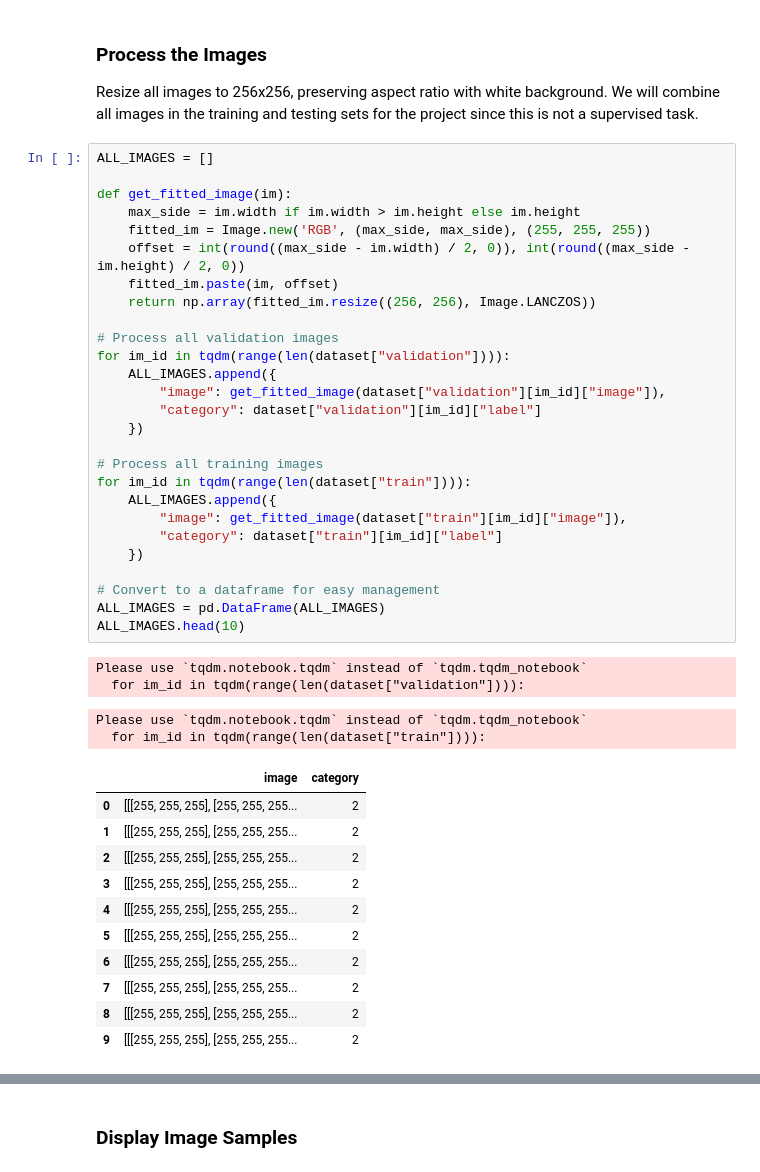
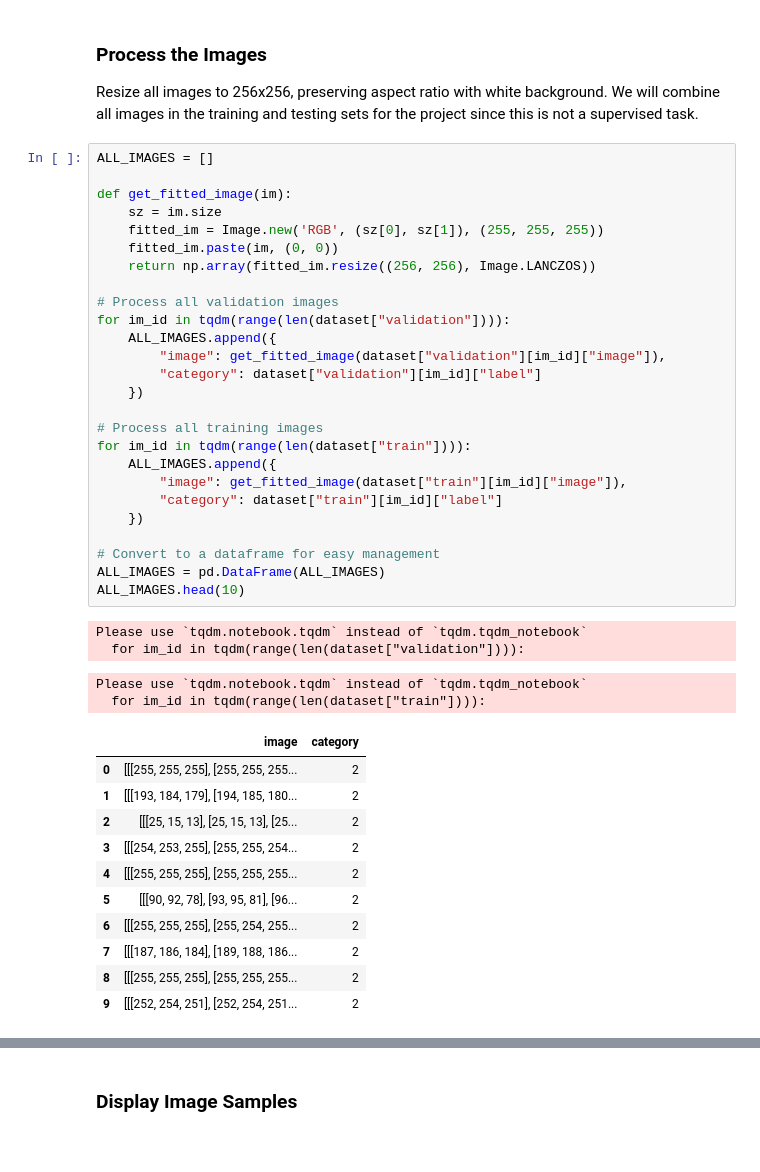
Before and after one commit to faustotnc/vitopic, a Jupyter notebook: data-processing.colab.ipynb, the cells around one changed output, grey strips where cells are left out. Saved outputs shown, nothing was run; the diff lists cells and outputs as text.

```diff
--- a/data-processing.colab.ipynb
+++ b/data-processing.colab.ipynb
@@ -60,43 +59,42 @@ Resize all images to 256x256, preserving aspect ratio with white background. We
 # %%
 ALL_IMAGES = []
 
 def get_fitted_image(im):
-    max_side = im.width if im.width > im.height else im.height
-    fitted_im = Image.new('RGB', (max_side, max_side), (255, 255, 255))
-    offset = int(round((max_side - im.width) / 2, 0)), int(round((max_side - im.height) / 2, 0))
-    fitted_im.paste(im, offset)
+    sz = im.size
+    fitted_im = Image.new('RGB', (sz[0], sz[1]), (255, 255, 255))
+    fitted_im.paste(im, (0, 0))
     return np.array(fitted_im.resize((256, 256), Image.LANCZOS))
 
 # Process all validation images
 for im_id in tqdm(range(len(dataset["validation"]))):
     ALL_IMAGES.append({
         "image": get_fitted_image(dataset["validation"][im_id]["image"]),
         "category": dataset["validation"][im_id]["label"]
     })
 
 # Process all training images
 for im_id in tqdm(range(len(dataset["train"]))):
     ALL_IMAGES.append({
         "image": get_fitted_image(dataset["train"][im_id]["image"]),
         "category": dataset["train"][im_id]["label"]
     })
 
 # Convert to a dataframe for easy management
 ALL_IMAGES = pd.DataFrame(ALL_IMAGES)
 ALL_IMAGES.head(10)
 # %% [output]
 Please use `tqdm.notebook.tqdm` instead of `tqdm.tqdm_notebook`
   for im_id in tqdm(range(len(dataset["validation"]))):
 Please use `tqdm.notebook.tqdm` instead of `tqdm.tqdm_notebook`
   for im_id in tqdm(range(len(dataset["train"]))):
 |  | image | category |
 | 0 | [[[255, 255, 255], [255, 255, 255... | 2 |
-| 1 | [[[255, 255, 255], [255, 255, 255... | 2 |
-| 2 | [[[255, 255, 255], [255, 255, 255... | 2 |
-| 3 | [[[255, 255, 255], [255, 255, 255... | 2 |
+| 1 | [[[193, 184, 179], [194, 185, 180... | 2 |
+| 2 | [[[25, 15, 13], [25, 15, 13], [25... | 2 |
+| 3 | [[[254, 253, 255], [255, 255, 254... | 2 |
 | 4 | [[[255, 255, 255], [255, 255, 255... | 2 |
-| 5 | [[[255, 255, 255], [255, 255, 255... | 2 |
-| 6 | [[[255, 255, 255], [255, 255, 255... | 2 |
-| 7 | [[[255, 255, 255], [255, 255, 255... | 2 |
+| 5 | [[[90, 92, 78], [93, 95, 81], [96... | 2 |
+| 6 | [[[255, 255, 255], [255, 254, 255... | 2 |
+| 7 | [[[187, 186, 184], [189, 188, 186... | 2 |
 | 8 | [[[255, 255, 255], [255, 255, 255... | 2 |
-| 9 | [[[255, 255, 255], [255, 255, 255... | 2 |
+| 9 | [[[252, 254, 251], [252, 254, 251... | 2 |
```
Also changed, not shown: parts of 11 cells of this notebook, 2 other files.
